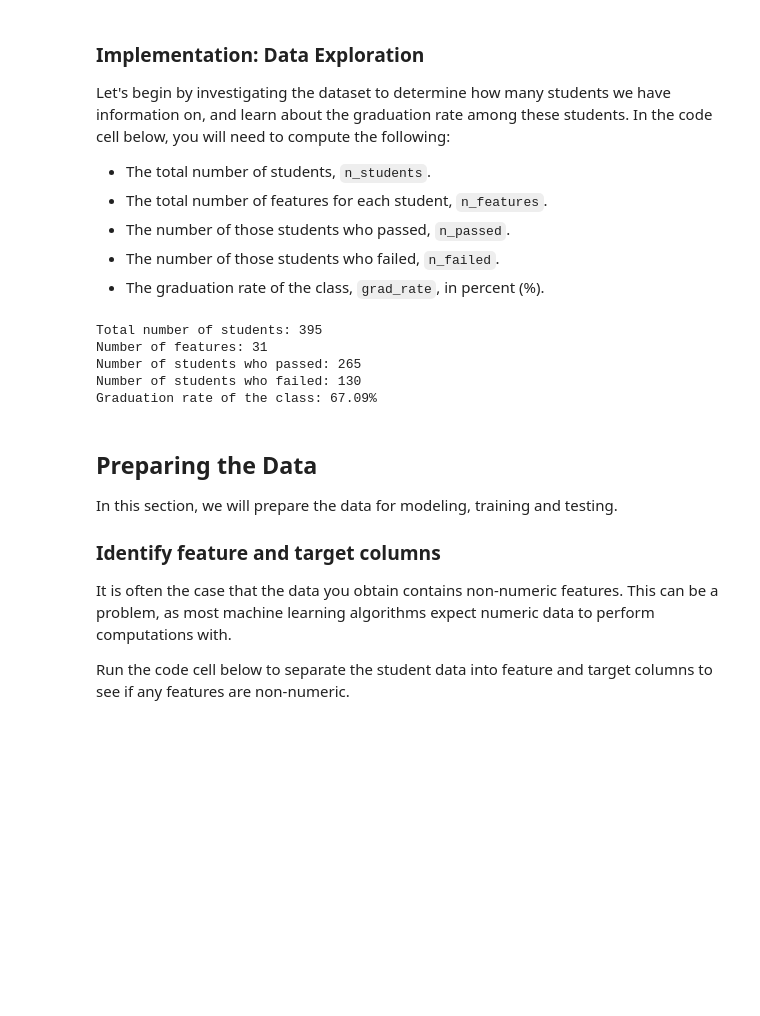
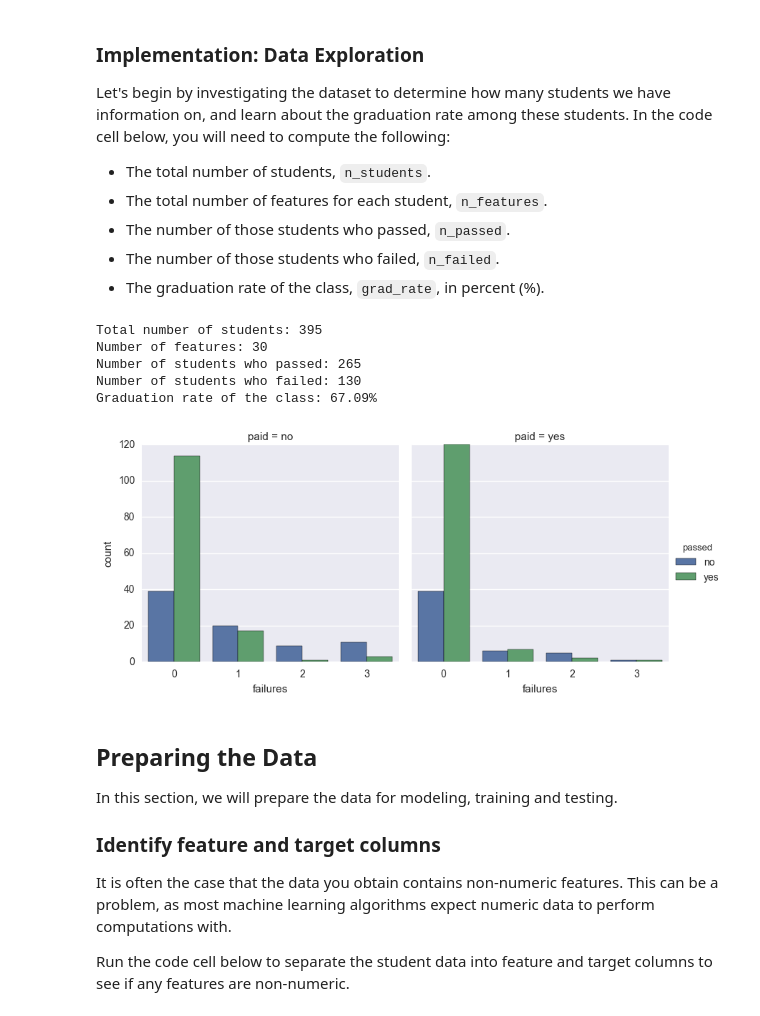
Before and after one commit to Daard/ML-Nanodegree, a Jupyter notebook: student_intervention/student_intervention.ipynb, the cells around one changed output. Drawn from its saved outputs; the diff is of its cells as text; code cells hidden in the pictures; blank space fills up the shorter version.

```diff
--- a/student_intervention/student_intervention.ipynb
+++ b/student_intervention/student_intervention.ipynb
@@ -39,28 +39,33 @@ Let's begin by investigating the dataset to determine how many students we have
 # %%
 n_students = len(student_data)
 
-n_features = student_data.shape[1]
+n_features = len(student_data.columns[:-1])
 
 passed = student_data.loc[student_data['passed'] == 'yes']
 
 n_passed = len(passed)
 
 n_failed = n_students - n_passed
 
 grad_rate = 100.0 * n_passed / n_students
 
 # Print the results
 print "Total number of students: {}".format(n_students)
 print "Number of features: {}".format(n_features)
 print "Number of students who passed: {}".format(n_passed)
 print "Number of students who failed: {}".format(n_failed)
 print "Graduation rate of the class: {:.2f}%".format(grad_rate)
+
+%matplotlib inline
+import seaborn as sns
+sns.factorplot("failures", col="paid", data=student_data, hue='passed', kind="count");
 # %% [output]
 Total number of students: 395
-Number of features: 31
+Number of features: 30
 Number of students who passed: 265
 Number of students who failed: 130
 Graduation rate of the class: 67.09%
+[figure, added]
 # %% [markdown]
 ## Preparing the Data
 In this section, we will prepare the data for modeling, training and testing.
```
Also changed, not shown: parts of 10 cells of this notebook, 1 other file.
